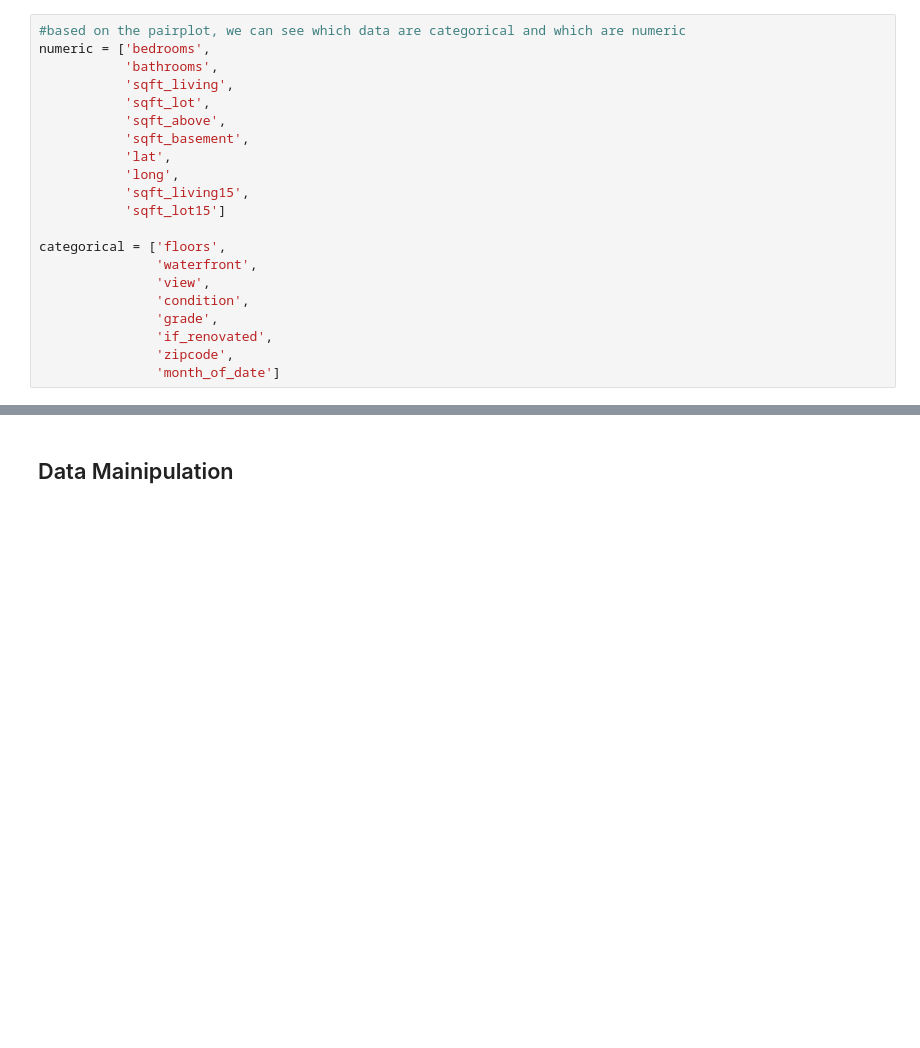
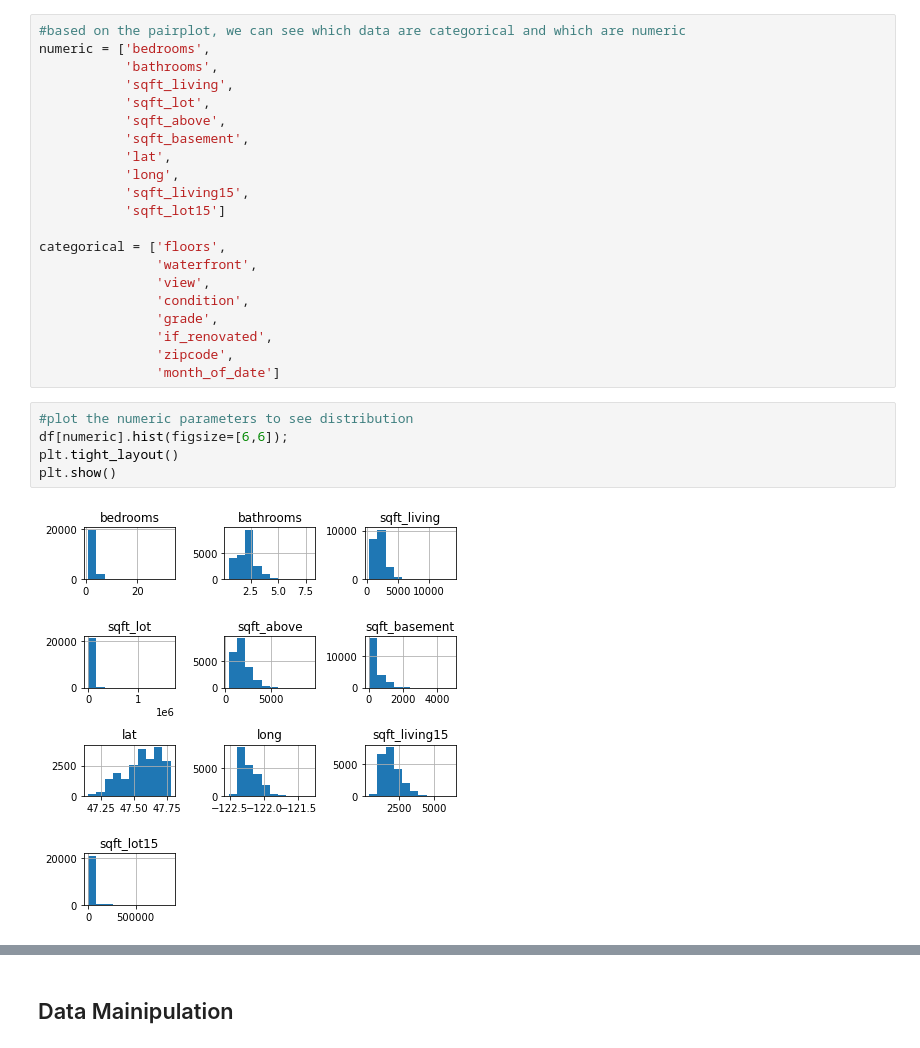
Before and after one commit to arthursjkim/King_County_Housing_Project, a Jupyter notebook: main.ipynb, the cells around one changed output, grey strips where cells are left out. Cells and saved outputs as stored; diff of their text form; blank space fills up the shorter version.

```diff
--- a/main.ipynb
+++ b/main.ipynb
@@ -196,3 +206,10 @@ categorical = ['floors',
                'if_renovated',
                'zipcode',
                'month_of_date']
+# %%
+#plot the numeric parameters to see distribution
+df[numeric].hist(figsize=[6,6]);
+plt.tight_layout()
+plt.show()
+# %% [output]
+[figure, added]
```
Also changed, not shown: parts of 104 cells of this notebook.
